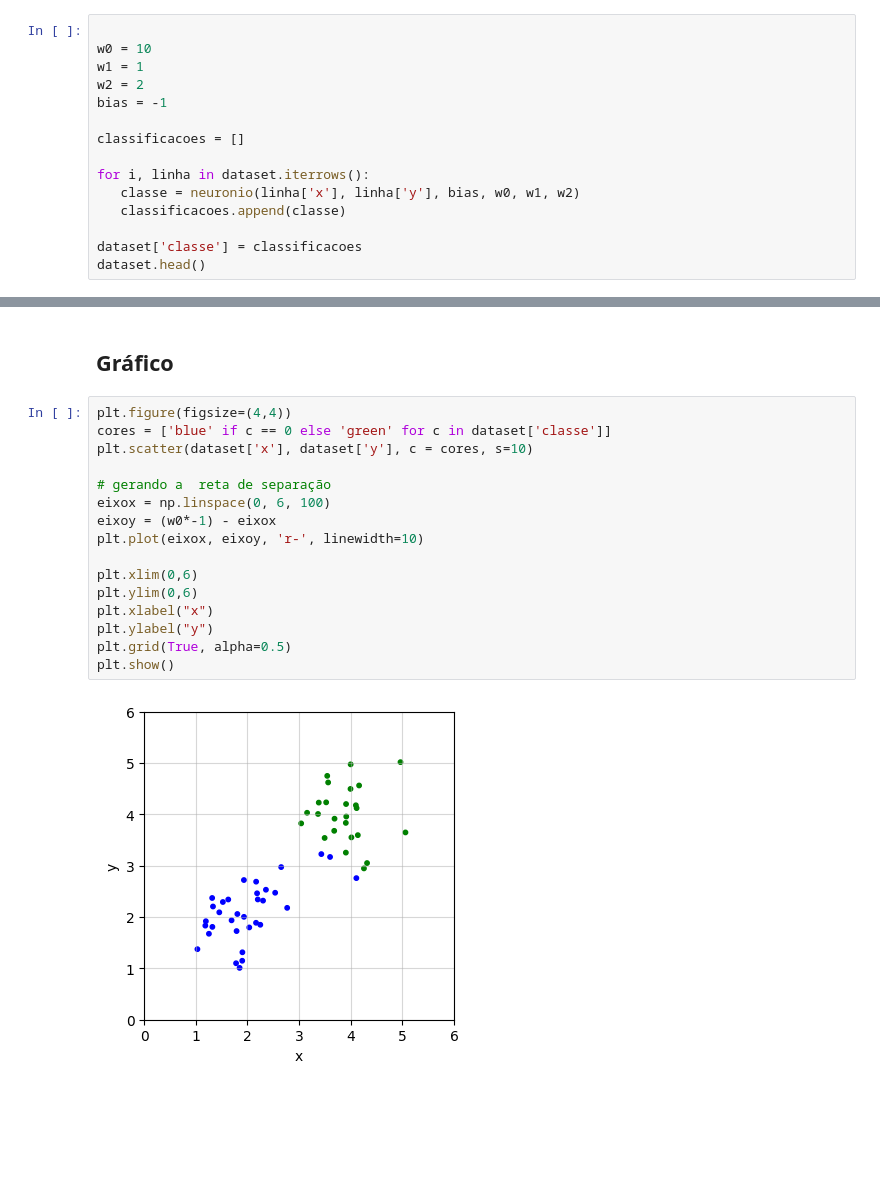
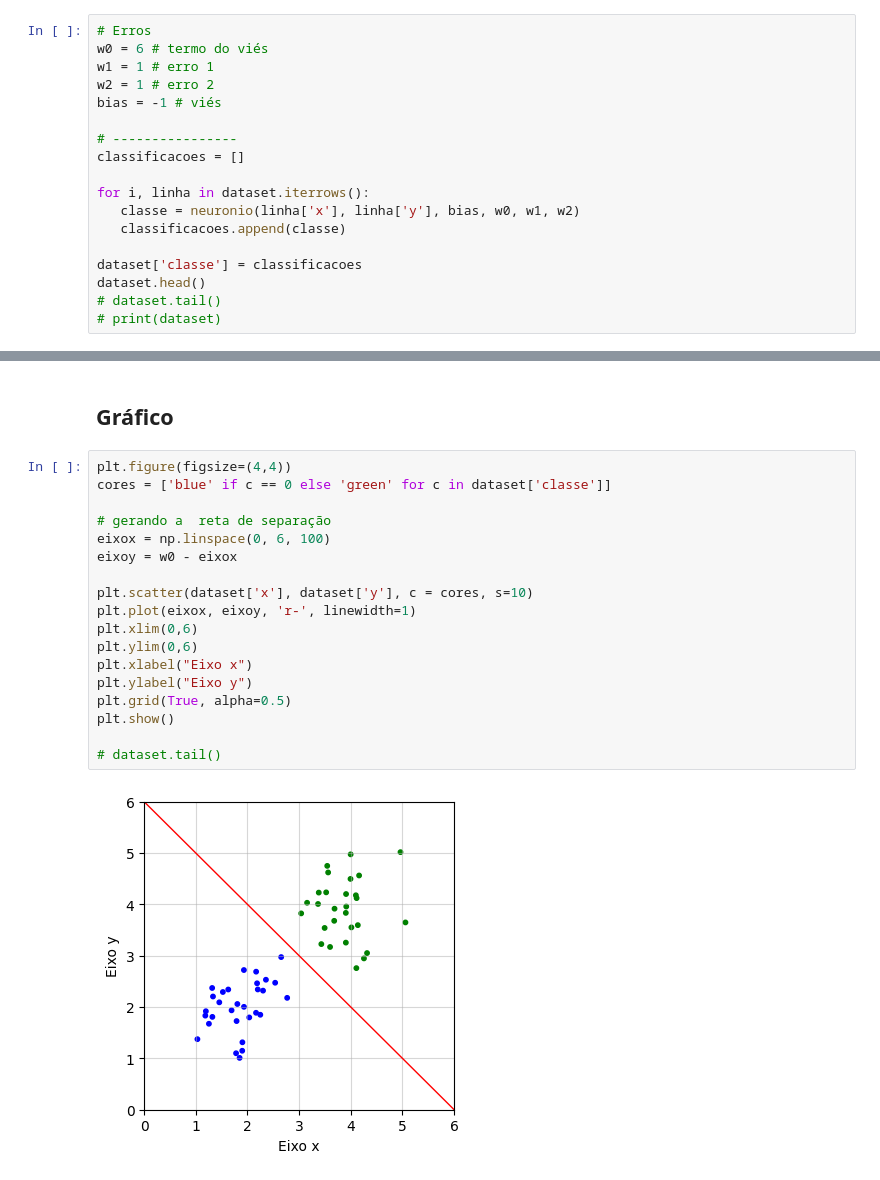
Before and after one commit to Lur4n/RNA, a Jupyter notebook: Aula1.ipynb, the cells around one changed output, grey strips where cells are left out. Cells and saved outputs as stored; diff of their text form; blank space fills up the shorter version.

```diff
--- a/Aula1.ipynb
+++ b/Aula1.ipynb
@@ -82,12 +44,13 @@ plt.show()
 # %% [markdown]
 ## Classificação
 # %%
+# Erros
+w0 = 6 # termo do viés
+w1 = 1 # erro 1
+w2 = 1 # erro 2
+bias = -1 # viés
 
-w0 = 10
-w1 = 1
-w2 = 2
-bias = -1
-
+# ----------------
 classificacoes = []
 
 for i, linha in dataset.iterrows():
@@ -96,4 +59,6 @@ for i, linha in dataset.iterrows():
 
 dataset['classe'] = classificacoes
 dataset.head()
+# dataset.tail()
+# print(dataset)
 # %% [output]
@@ -108,18 +90,20 @@ dataset.head()
 # %%
 plt.figure(figsize=(4,4))
 cores = ['blue' if c == 0 else 'green' for c in dataset['classe']]
-plt.scatter(dataset['x'], dataset['y'], c = cores, s=10)
 
 # gerando a  reta de separação
 eixox = np.linspace(0, 6, 100)
-eixoy = (w0*-1) - eixox
-plt.plot(eixox, eixoy, 'r-', linewidth=10)
+eixoy = w0 - eixox
 
+plt.scatter(dataset['x'], dataset['y'], c = cores, s=10)
+plt.plot(eixox, eixoy, 'r-', linewidth=1)
 plt.xlim(0,6)
 plt.ylim(0,6)
-plt.xlabel("x")
-plt.ylabel("y")
+plt.xlabel("Eixo x")
+plt.ylabel("Eixo y")
 plt.grid(True, alpha=0.5)
 plt.show()
+
+# dataset.tail()
 # %% [output]
-[figure, old version]
+[figure, new version]
```
Also changed, not shown: parts of 6 cells of this notebook, 1 other file.
